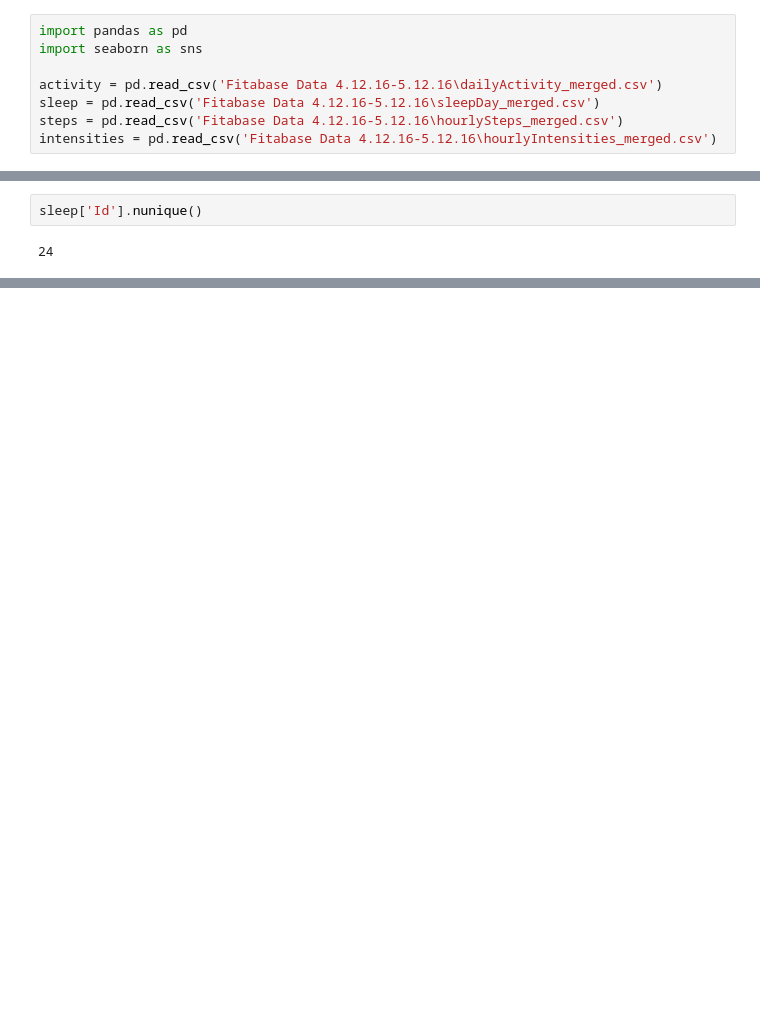
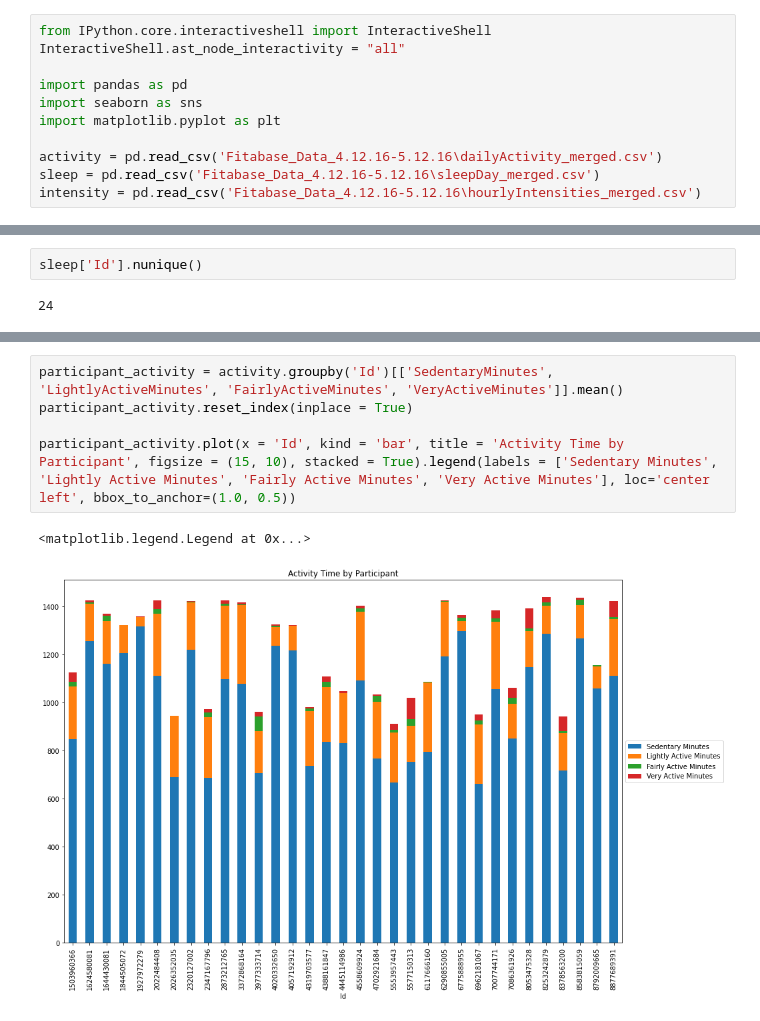
Before and after one commit to acmada/Google_Capstone_Project, a Jupyter notebook: Capstone_Project.ipynb, the cells around one changed output, grey strips where cells are left out. Saved outputs shown, nothing was run; the diff lists cells and outputs as text; blank space fills up the shorter version.

Commit message:
Updated Capstone_Project - added more visualizations and added markdown explanations.

```diff
--- a/Capstone_Project.ipynb
+++ b/Capstone_Project.ipynb
@@ -11,9 +23,12 @@ First, let's decide what data we will need. The daily and hourly datasets should
 # %%
+from IPython.core.interactiveshell import InteractiveShell
+InteractiveShell.ast_node_interactivity = "all"
+
 import pandas as pd
 import seaborn as sns
+import matplotlib.pyplot as plt
 
-activity = pd.read_csv('Fitabase Data 4.12.16-5.12.16\dailyActivity_merged.csv')
-sleep = pd.read_csv('Fitabase Data 4.12.16-5.12.16\sleepDay_merged.csv')
-steps = pd.read_csv('Fitabase Data 4.12.16-5.12.16\hourlySteps_merged.csv')
-intensities = pd.read_csv('Fitabase Data 4.12.16-5.12.16\hourlyIntensities_merged.csv')
+activity = pd.read_csv('Fitabase_Data_4.12.16-5.12.16\dailyActivity_merged.csv')
+sleep = pd.read_csv('Fitabase_Data_4.12.16-5.12.16\sleepDay_merged.csv')
+intensity = pd.read_csv('Fitabase_Data_4.12.16-5.12.16\hourlyIntensities_merged.csv')
 # %% [markdown]
@@ -216,0 +225,8 @@ sns.regplot(x = activity['TotalSteps'], y = activity['Calories'], scatter_kws =
+# %%
+participant_activity = activity.groupby('Id')[['SedentaryMinutes', 'LightlyActiveMinutes', 'FairlyActiveMinutes', 'VeryActiveMinutes']].mean()
+participant_activity.reset_index(inplace = True)
+
+participant_activity.plot(x = 'Id', kind = 'bar', title = 'Activity Time by Participant', figsize = (15, 10), stacked = True).legend(labels = ['Sedentary Minutes', 'Lightly Active Minutes', 'Fairly Active Minutes', 'Very Active Minutes'], loc='center left', bbox_to_anchor=(1.0, 0.5))
+# %% [output]
+<matplotlib.legend.Legend at 0x...>
+[figure, added]
```
Also changed, not shown: parts of 36 cells of this notebook.
